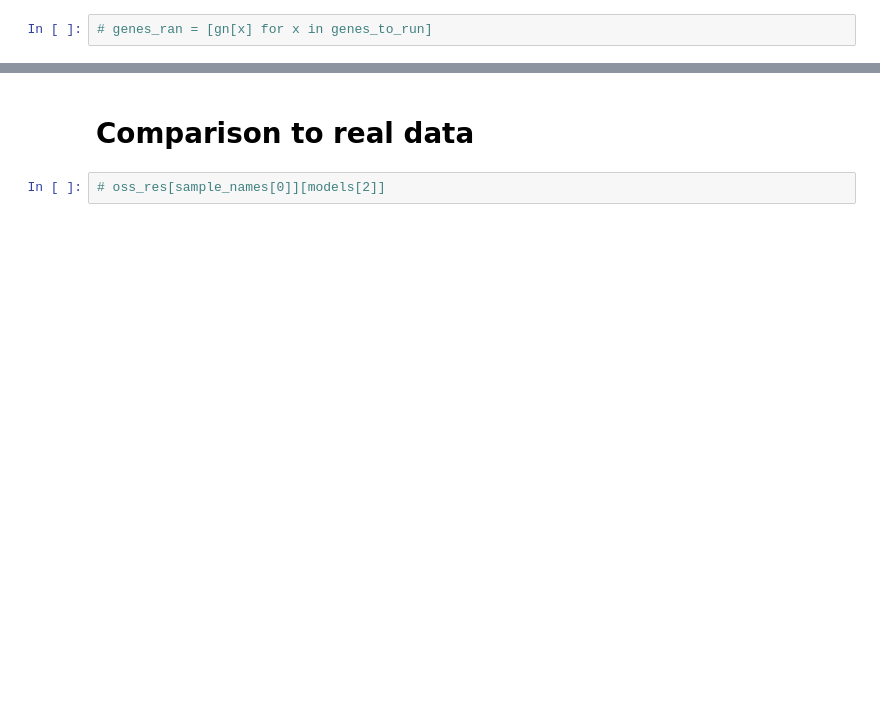
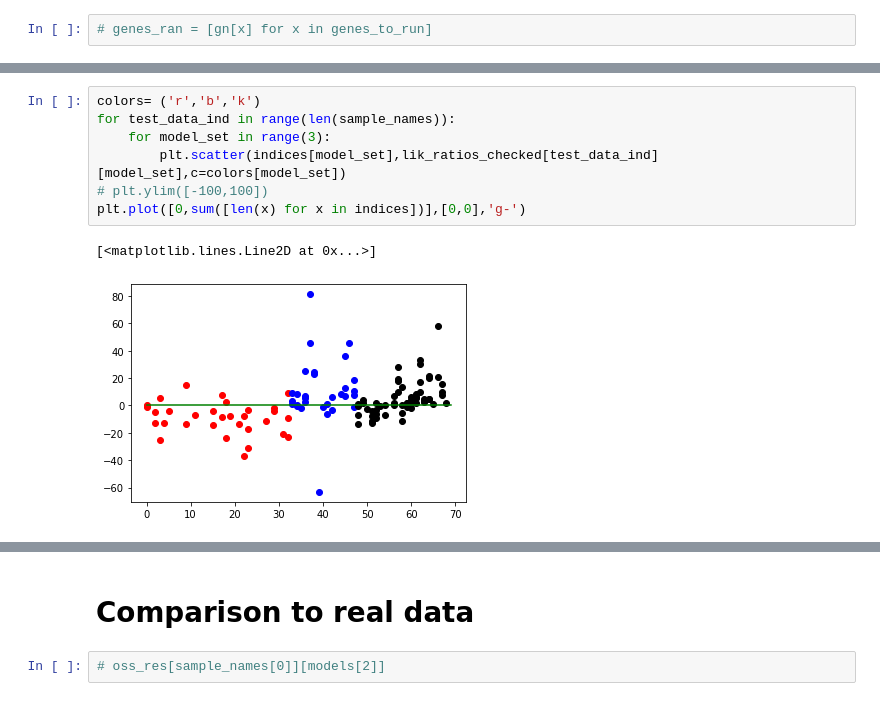
Before and after one commit to pachterlab/GVFP_2021, a Jupyter notebook: gg220802_monod.ipynb, the cells around one changed output, grey strips where cells are left out. Drawn from its saved outputs; the diff is of its cells as text; blank space fills up the shorter version.

```diff
--- a/gg220802_monod.ipynb
+++ b/gg220802_monod.ipynb
@@ -1013,0 +1079,10 @@ with open('/home/ggorin/projects/GVFP_2021/fits/gg_220802_022_allen_celltypes_1/
+# %%
+colors= ('r','b','k')
+for test_data_ind in range(len(sample_names)):
+    for model_set in range(3):
+        plt.scatter(indices[model_set],lik_ratios_checked[test_data_ind][model_set],c=colors[model_set])
+# plt.ylim([-100,100])
+plt.plot([0,sum([len(x) for x in indices])],[0,0],'g-')
+# %% [output]
+[<matplotlib.lines.Line2D at 0x...>]
+[figure, added]
```
Also changed, not shown: parts of 33 cells of this notebook, 2 other files.
